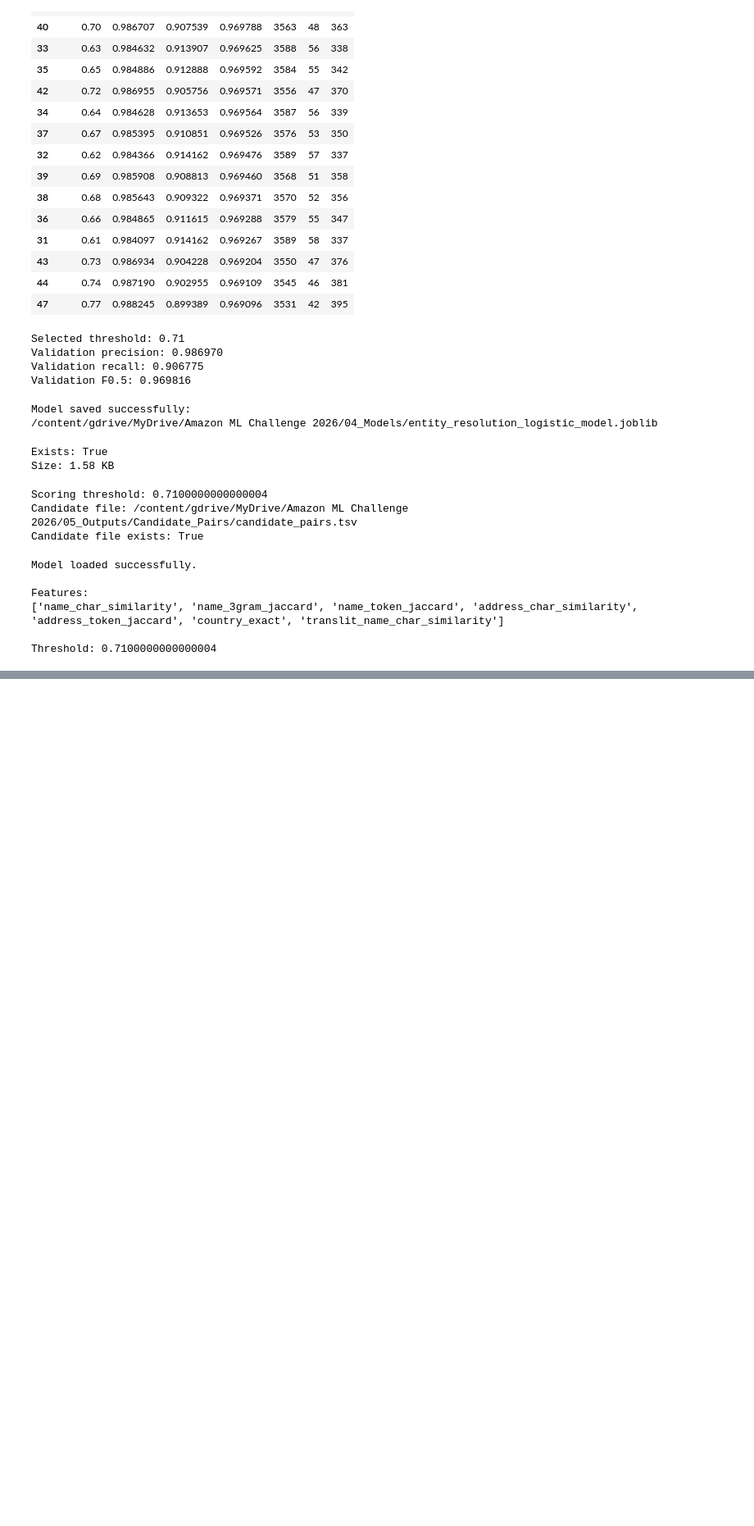
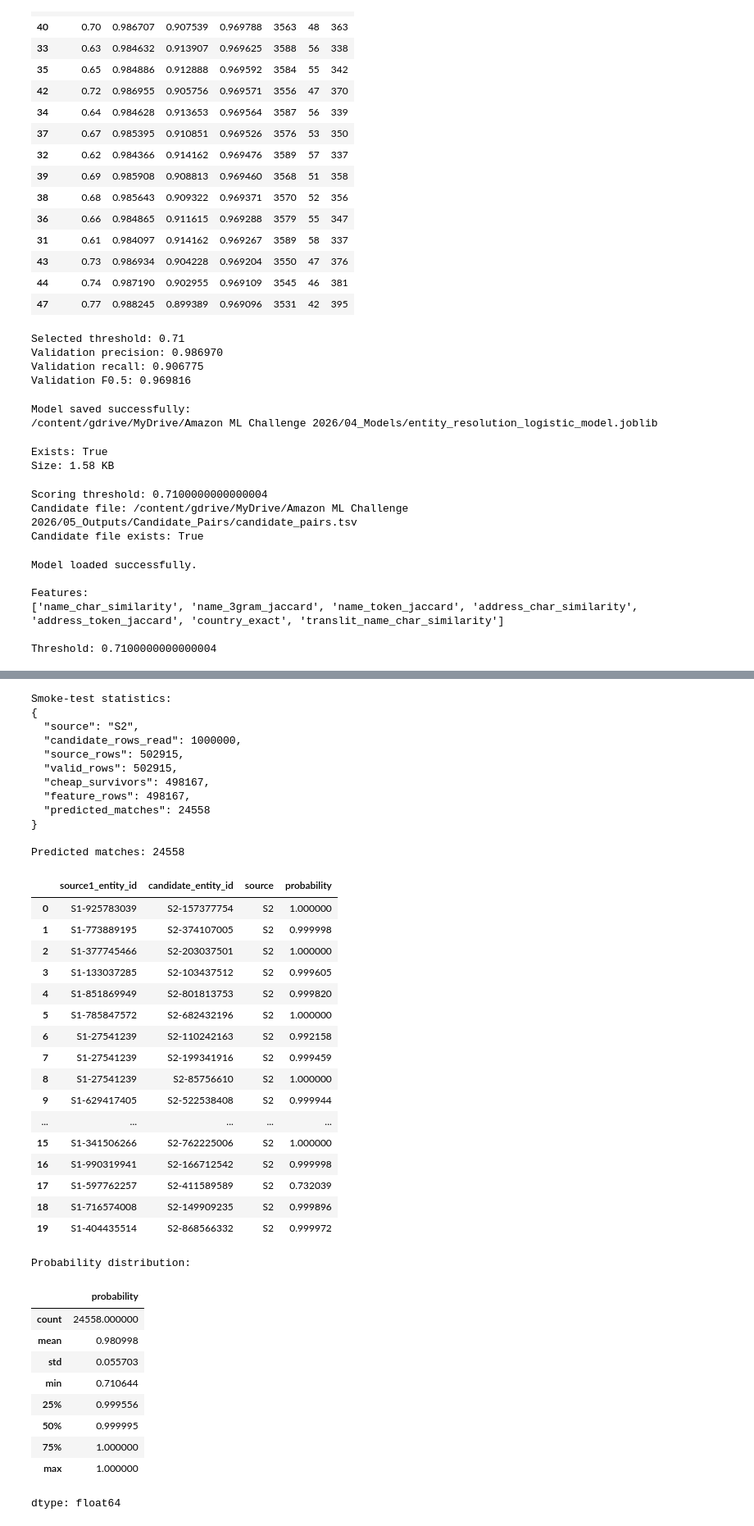
Before and after one commit to kartik815/Amazon-ML-Challenge-2026, a Jupyter notebook: notebooks/07_Candidate_Scoring.ipynb, the cells around one changed output, grey strips where cells are left out. Shown at 82% size. Drawn from its saved outputs; the diff is of its cells as text; code cells hidden in the pictures; blank space fills up the shorter version.

```diff
--- a/notebooks/07_Candidate_Scoring.ipynb
+++ b/notebooks/07_Candidate_Scoring.ipynb
@@ -1457,34 +1655,76 @@ NameError: name 'cheap_prefilter' is not defined
 # %%
 print("\nSmoke-test statistics:")
 print(
     json.dumps(
         s2_smoke_stats,
         indent=2
     )
 )
 
 if os.path.exists(SMOKE_OUTPUT):
 
     smoke_predictions = pd.read_csv(
         SMOKE_OUTPUT,
         sep="\t"
     )
 
     print(
         "\nPredicted matches:",
         len(smoke_predictions)
     )
 
     display(
         smoke_predictions.head(20)
     )
 
-    print("\nProbability distribution:")
-    display(
-        smoke_predictions["probability"]
-        .describe()
-    )
+    if len(smoke_predictions) > 0:
+        print("\nProbability distribution:")
+        display(
+            smoke_predictions["probability"]
+            .describe()
+        )
 else:
     print(
         "No predicted matches passed the threshold."
     )
+# %% [output]
+Smoke-test statistics:
+{
+  "source": "S2",
+  "candidate_rows_read": 1000000,
+  "source_rows": 502915,
+  "valid_rows": 502915,
+  "cheap_survivors": 498167,
+  "feature_rows": 498167,
+  "predicted_matches": 24558
+}
+
+Predicted matches: 24558
+|  | source1_entity_id | candidate_entity_id | source | probability |
+| 0 | S1-925783039 | S2-157377754 | S2 | 1.000000 |
+| 1 | S1-773889195 | S2-374107005 | S2 | 0.999998 |
+| 2 | S1-377745466 | S2-203037501 | S2 | 1.000000 |
+| 3 | S1-133037285 | S2-103437512 | S2 | 0.999605 |
+| 4 | S1-851869949 | S2-801813753 | S2 | 0.999820 |
+| 5 | S1-785847572 | S2-682432196 | S2 | 1.000000 |
+| 6 | S1-27541239 | S2-110242163 | S2 | 0.992158 |
+| 7 | S1-27541239 | S2-199341916 | S2 | 0.999459 |
+| 8 | S1-27541239 | S2-85756610 | S2 | 1.000000 |
+| 9 | S1-629417405 | S2-522538408 | S2 | 0.999944 |
+| ... | ... | ... | ... | ... |
+| 15 | S1-341506266 | S2-762225006 | S2 | 1.000000 |
+| 16 | S1-990319941 | S2-166712542 | S2 | 0.999998 |
+| 17 | S1-597762257 | S2-411589589 | S2 | 0.732039 |
+| 18 | S1-716574008 | S2-149909235 | S2 | 0.999896 |
+| 19 | S1-404435514 | S2-868566332 | S2 | 0.999972 |
+Probability distribution:
+|  | probability |
+| count | 24558.000000 |
+| mean | 0.980998 |
+| std | 0.055703 |
+| min | 0.710644 |
+| 25% | 0.999556 |
+| 50% | 0.999995 |
+| 75% | 1.000000 |
+| max | 1.000000 |
+dtype: float64
```
Also changed, not shown: parts of 12 cells of this notebook.
